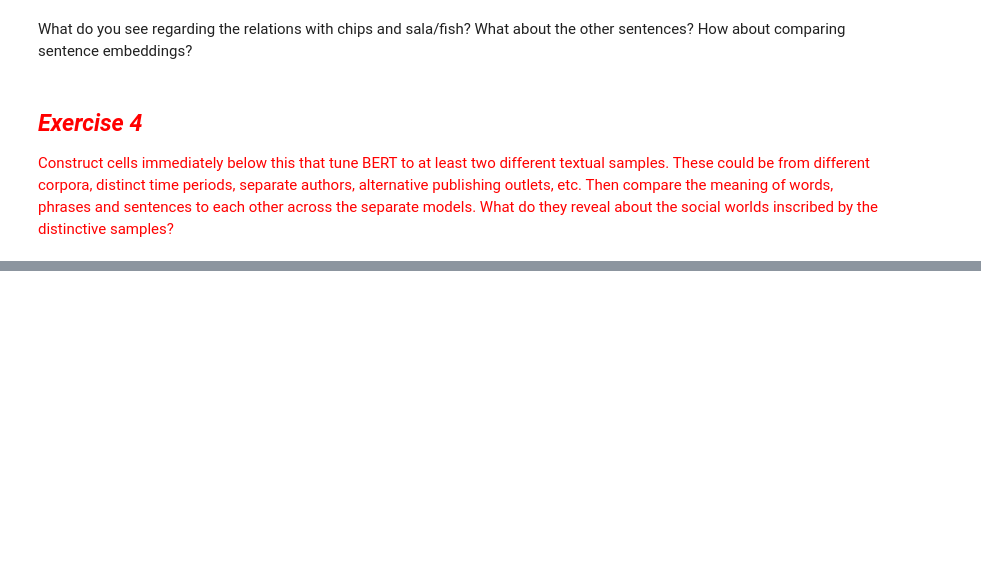
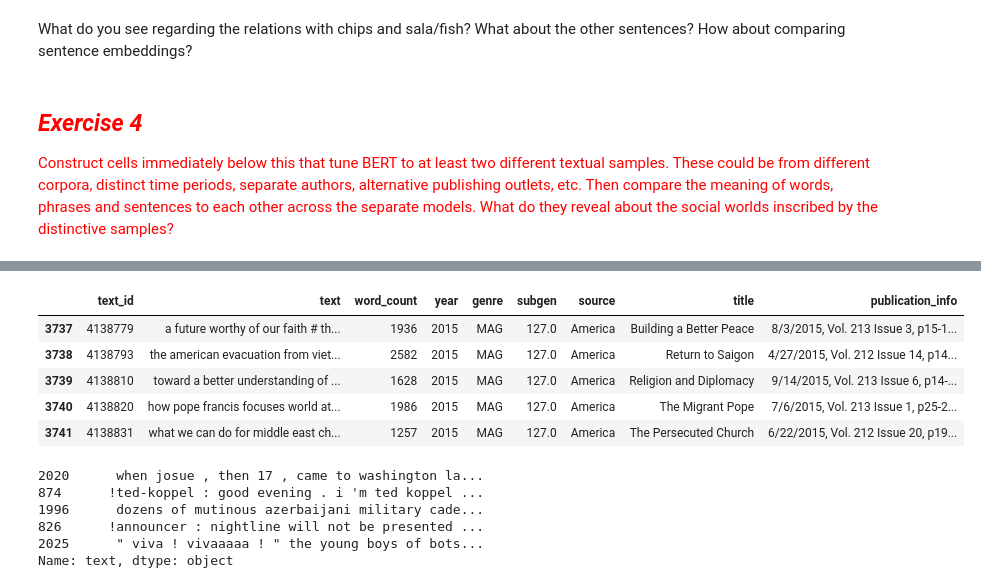
Before and after one commit to rachel-ker/Content-Analysis-2020, a Jupyter notebook: week-8/8-Deep-Neural-Nets-and-Text.ipynb, the cells around one changed output, grey strips where cells are left out. Saved outputs shown, nothing was run; the diff lists cells and outputs as text; code cells hidden in the pictures; blank space fills up the shorter version.

```diff
--- a/week-8/8-Deep-Neural-Nets-and-Text.ipynb
+++ b/week-8/8-Deep-Neural-Nets-and-Text.ipynb
@@ -2157,0 +2305,10 @@ What do you see regarding the relations with chips and sala/fish? What about the
+# %%
+coca_refugee_2015 = df_raw[df_raw.year == 2015]
+coca_refugee_2015.head()
+# %% [output]
+|  | text_id | text | word_count | year | genre | subgen | source | title | publication_info |
+| 3737 | 4138779 | a future worthy of our faith # th... | 1936 | 2015 | MAG | 127.0 | America | Building a Better Peace | 8/3/2015, Vol. 213 Issue 3, p15-1... |
+| 3738 | 4138793 | the american evacuation from viet... | 2582 | 2015 | MAG | 127.0 | America | Return to Saigon | 4/27/2015, Vol. 212 Issue 14, p14... |
+| 3739 | 4138810 | toward a better understanding of ... | 1628 | 2015 | MAG | 127.0 | America | Religion and Diplomacy | 9/14/2015, Vol. 213 Issue 6, p14-... |
+| 3740 | 4138820 | how pope francis focuses world at... | 1986 | 2015 | MAG | 127.0 | America | The Migrant Pope | 7/6/2015, Vol. 213 Issue 1, p25-2... |
+| 3741 | 4138831 | what we can do for middle east ch... | 1257 | 2015 | MAG | 127.0 | America | The Persecuted Church | 6/22/2015, Vol. 212 Issue 20, p19... |
@@ -2157,0 +2319,9 @@ What do you see regarding the relations with chips and sala/fish? What about the
+# %%
+train_1990.head()
+# %% [output]
+2020      when josue , then 17 , came to washington la...
+874      !ted-koppel : good evening . i 'm ted koppel ...
+1996      dozens of mutinous azerbaijani military cade...
+826      !announcer : nightline will not be presented ...
+2025      " viva ! vivaaaaa ! " the young boys of bots...
+Name: text, dtype: object
```
Also changed, not shown: parts of 35 cells of this notebook.
